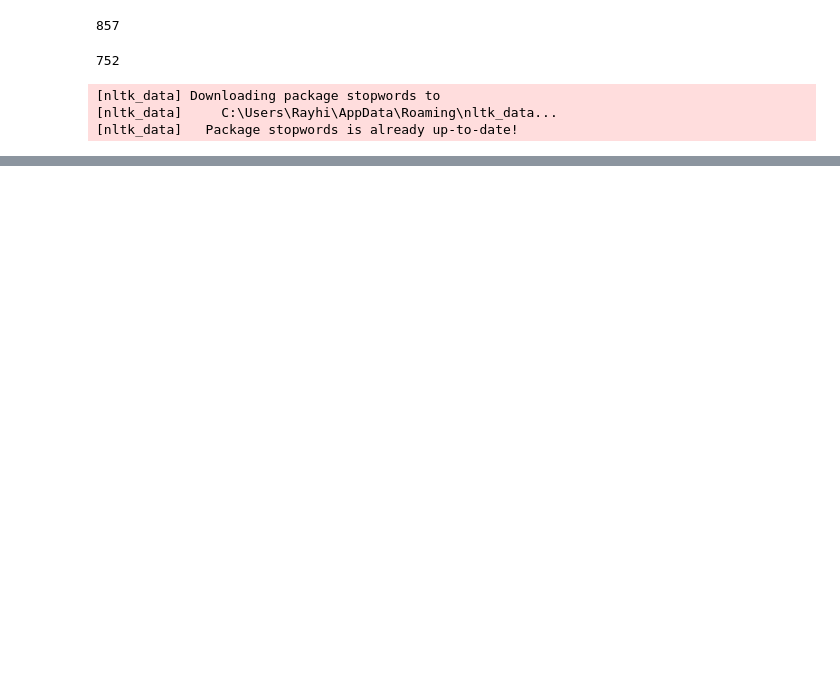
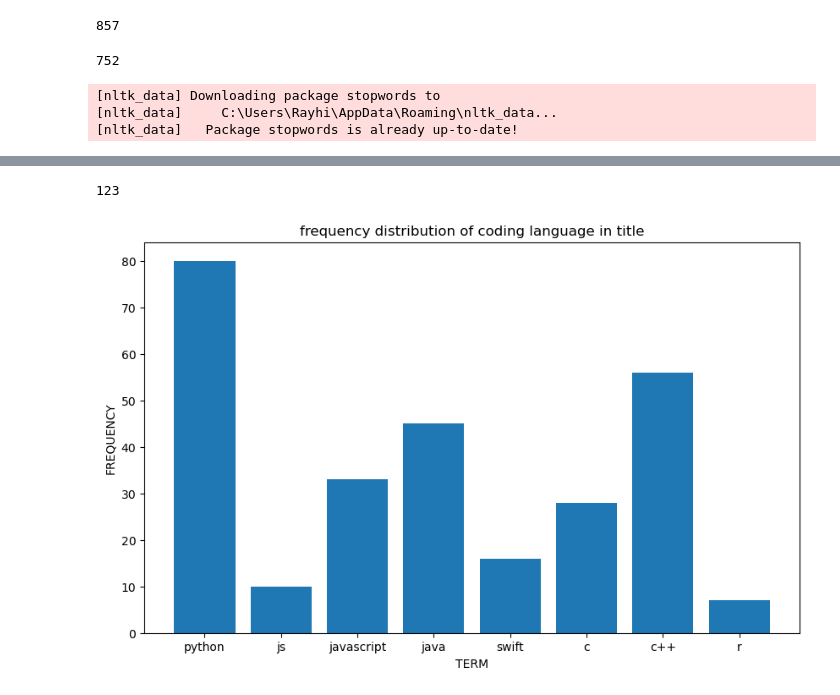
Before and after one commit to ycray6458/assignment2-of-social-media, a Jupyter notebook: TextPreProcessing&Frequence.ipynb, the cells around one changed output, grey strips where cells are left out. Cells and saved outputs as stored; diff of their text form; code cells hidden in the pictures; blank space fills up the shorter version.

```diff
--- a/TextPreProcessing&Frequence.ipynb
+++ b/TextPreProcessing&Frequence.ipynb
@@ -181,0 +211,22 @@ mpl.show()
+# %%
+termFreqCounter = Counter()
+count = 0
+# %%
+
+# number of most frequent terms to display
+freqNum = 30
+
+
+# read csv data
+csvPD=pd.read_csv(fCsvName)
+title_list = csv1['Title'].tolist()+csv1['Body'].tolist()+csv2['Title'].tolist()+csv2['Body'].tolist()
+title_list = [x for x in title_list if not (isinstance(x, (float, np.float64)) and np.isnan(x))]
+for submission in title_list:
+    lTokens = processText(text=submission, tokenizer=tweetTokeniser, stemmer=tweetStemmer, stopwords=lStopwords)
+    print(lTokens)
+    lTokens = handleC(lTokens,count)
+
+
+    # update count
+
+    termFreqCounter.update(lTokens)
@@ -181,0 +280,20 @@ mpl.show()
+# %%
+count
+# %% [output]
+123
+# %%
+coding_list = [(t,f) for t,f in termFreqCounter.items() if t in key]
+# %%
+# construct the x and y values
+y = [s[1] for s in coding_list]
+
+x = [s[0] for s in coding_list]
+# use matplotlib bar chat to plot this
+mpl.bar(x, y)
+mpl.title("frequency distribution of coding language in title")
+mpl.ylabel('FREQUENCY')
+mpl.xlabel('TERM')
+mpl.rcParams['figure.figsize'] = (10.0, 6.0)
+mpl.show()
+# %% [output]
+[figure, added]
```
Also changed, not shown: parts of 17 cells of this notebook, 1 other file.
